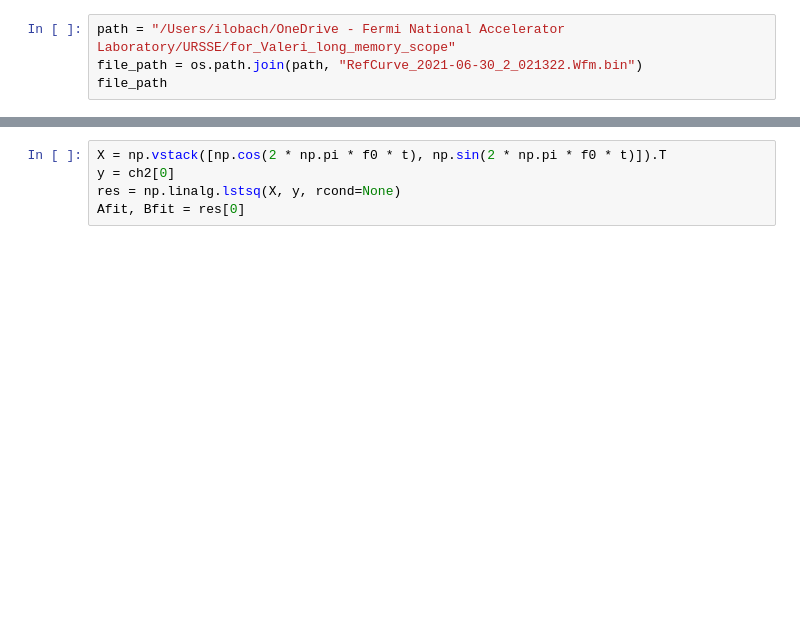
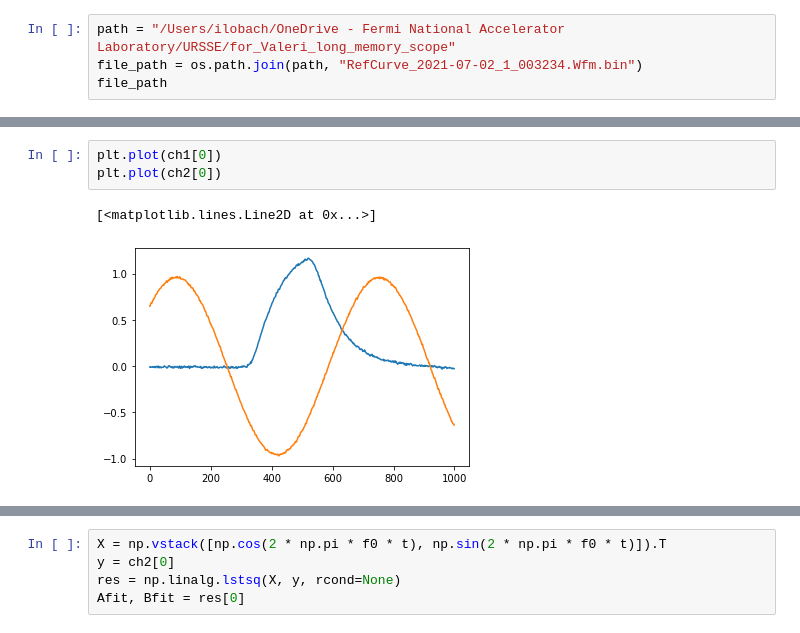
Before and after one commit to IharLobach/ursse, a Jupyter notebook: analyzing_collected_data/for_Valeri/phase_hist.ipynb, the cells around one changed output, grey strips where cells are left out. Saved outputs shown, nothing was run; the diff lists cells and outputs as text; blank space fills up the shorter version.

```diff
--- a/analyzing_collected_data/for_Valeri/phase_hist.ipynb
+++ b/analyzing_collected_data/for_Valeri/phase_hist.ipynb
@@ -8,5 +21,5 @@ from scipy.optimize import curve_fit
 # %%
 path = "/Users/ilobach/OneDrive - Fermi National Accelerator Laboratory/URSSE/for_Valeri_long_memory_scope"
-file_path = os.path.join(path, "RefCurve_2021-06-30_2_021322.Wfm.bin")
+file_path = os.path.join(path, "RefCurve_2021-07-02_1_003234.Wfm.bin")
 file_path
 # %% [output]
@@ -17,0 +44,6 @@ chan2 = data[1::2][1:]
+# %%
+plt.plot(ch1[0])
+plt.plot(ch2[0])
+# %% [output]
+[<matplotlib.lines.Line2D at 0x...>]
+[figure, added]
```
Also changed, not shown: parts of 17 cells of this notebook, 2 other files.
